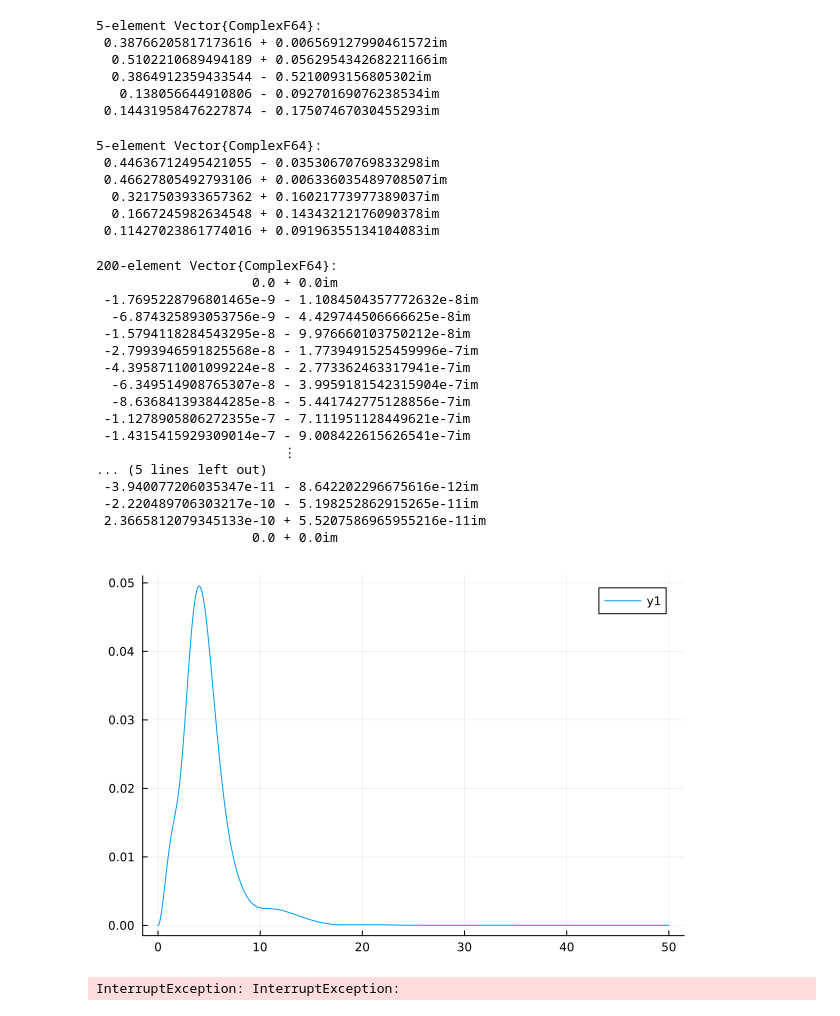
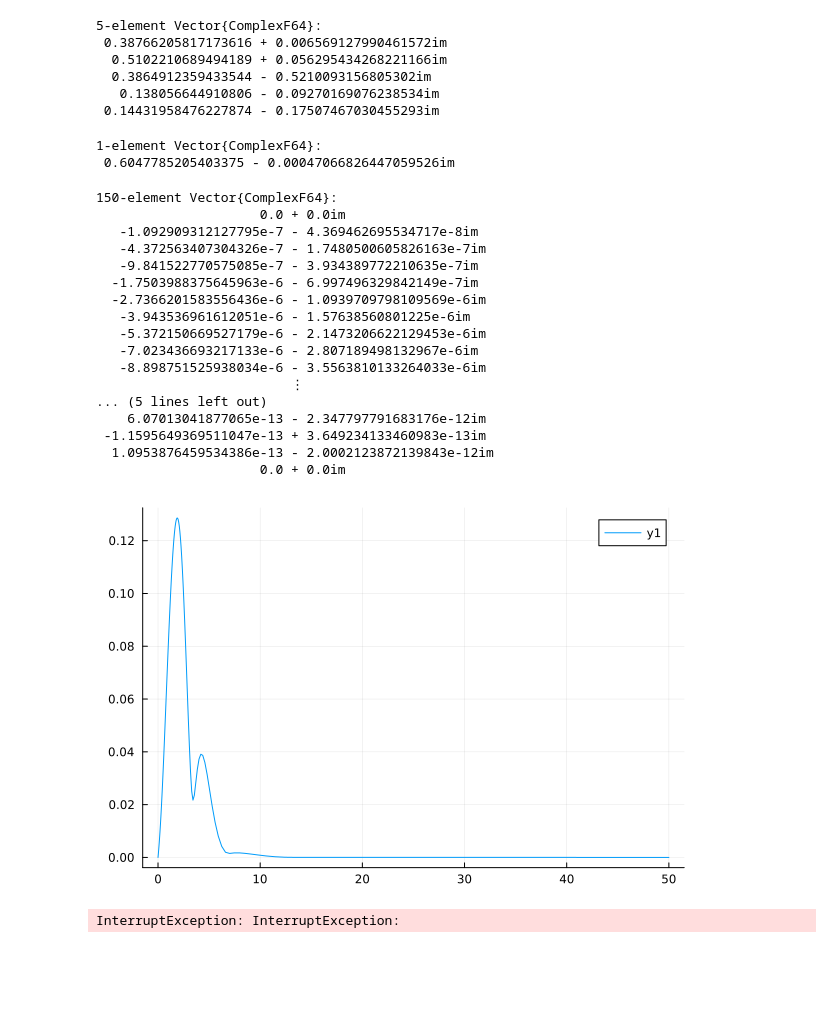
Before and after one commit to HaojieZhang917/compressible_bek, a Jupyter notebook: compress/BEK/Bode/CRD_STA_CACU.ipynb, the cells around one changed output. Cells and saved outputs as stored; diff of their text form; code cells hidden in the pictures; blank space fills up the shorter version.

```diff
--- a/compress/BEK/Bode/CRD_STA_CACU.ipynb
+++ b/compress/BEK/Bode/CRD_STA_CACU.ipynb
@@ -27,28 +27,24 @@ N_cheb = 149
 Mr = 0.3
 gamma = 1.4
 sigma = 0.72
-omega = -0.048
-R = 26.2
-c = 0.4
+omega = 0.024
+R = 33.5
+c = 0.6
 Ma = Mr/R
-u0,v0,w0,f,q,D,D2,x = baseflow_var(N_cheb,1,0)
+u0,v0,w0,f,q,D,D2,x = baseflow_var(N_cheb,1,0);
 H,T = T_ca(Mr,f,q,w0,gamma,Tw)
-F,G,H,T,rho,z = interp(u0,v0,H,T,x,N_cheb,"sim")
+F,G,H,T,rho,z = interp(u0,v0,H,T,x,N_cheb,"sim");
 lam = - (2/3) * T
 kappa = (1/sigma) * T
-num = 5
-be = 0.06125
+num = 1
+be = 0.153
 A0,A1,A2 = Spatial_mode_BEK(F,G,H,rho,lam,kappa,T,sigma,gamma,R,Ma,omega,be,N_cheb,1,0)
 nep = PEP([A0,A1,A2]);
 eigval,eigvec = iar(nep , σ = c , neigs = num ,maxit = 500,tol=1e-10)
 eigval = conj(eigval)
 # %% [output]
-5-element Vector{ComplexF64}:
- 0.44636712495421055 - 0.03530670769833298im
- 0.46627805492793106 + 0.006336035489708507im
-  0.3217503933657362 + 0.16021773977389037im
-  0.1667245982634548 + 0.14343212176090378im
- 0.11427023861774016 + 0.09196355134104083im
+1-element Vector{ComplexF64}:
+ 0.6047785205403375 - 0.00047066826447059526im
 # %%
 u_hat = [0;eigvec[1:N_cheb-1,1];0]
 v_hat = [0;eigvec[N_cheb:2N_cheb-2,1];0]
@@ -56,27 +52,27 @@ w_hat = [0;eigvec[2N_cheb-1:3N_cheb-3,1];0]
 rho_hat = [0;eigvec[3N_cheb-2:4N_cheb-4,1];0]
 T_hat = [0;eigvec[4N_cheb-3:5N_cheb-5,1];0]
 # %% [output]
-200-element Vector{ComplexF64}:
-                    0.0 + 0.0im
- -1.7695228796801465e-9 - 1.1084504357772632e-8im
-  -6.874325893053756e-9 - 4.429744506666625e-8im
- -1.5794118284543295e-8 - 9.976660103750212e-8im
- -2.7993946591825568e-8 - 1.7739491525459996e-7im
- -4.3958711001099224e-8 - 2.773362463317941e-7im
-  -6.349514908765307e-8 - 3.9959181542315904e-7im
-  -8.636841393844285e-8 - 5.441742775128856e-7im
- -1.1278905806272355e-7 - 7.111951128449621e-7im
- -1.4315415929309014e-7 - 9.008422615626541e-7im
-                        ⋮
+150-element Vector{ComplexF64}:
+                     0.0 + 0.0im
+   -1.092909312127795e-7 - 4.369462695534717e-8im
+   -4.372563407304326e-7 - 1.7480500605826163e-7im
+   -9.841522770575085e-7 - 3.934389772210635e-7im
+  -1.7503988375645963e-6 - 6.997496329842149e-7im
+  -2.7366201583556436e-6 - 1.0939709798109569e-6im
+   -3.943536961612051e-6 - 1.57638560801225e-6im
+   -5.372150669527179e-6 - 2.1473206622129453e-6im
+   -7.023436693217133e-6 - 2.807189498132967e-6im
+   -8.898751525938034e-6 - 3.5563810133264033e-6im
+                         ⋮
 ... (5 lines left out)
- -3.940077206035347e-11 - 8.642202296675616e-12im
- -2.220489706303217e-10 - 5.198252862915265e-11im
- 2.3665812079345133e-10 + 5.5207586965955216e-11im
-                    0.0 + 0.0im
+    6.07013041877065e-13 - 2.347797791683176e-12im
+ -1.1595649369511047e-13 + 3.649234133460983e-13im
+  1.0953876459534386e-13 - 2.0002123872139843e-12im
+                     0.0 + 0.0im
 # %%
-plot(x,abs.(w_hat))
+plot(x,abs.(v_hat))
 # %% [output]
-[figure, old version]
+[figure, new version]
 # %%
 ##DIRECTLY CACULATE CUR
 ##initial
```
Also changed, not shown: 11 other files.
